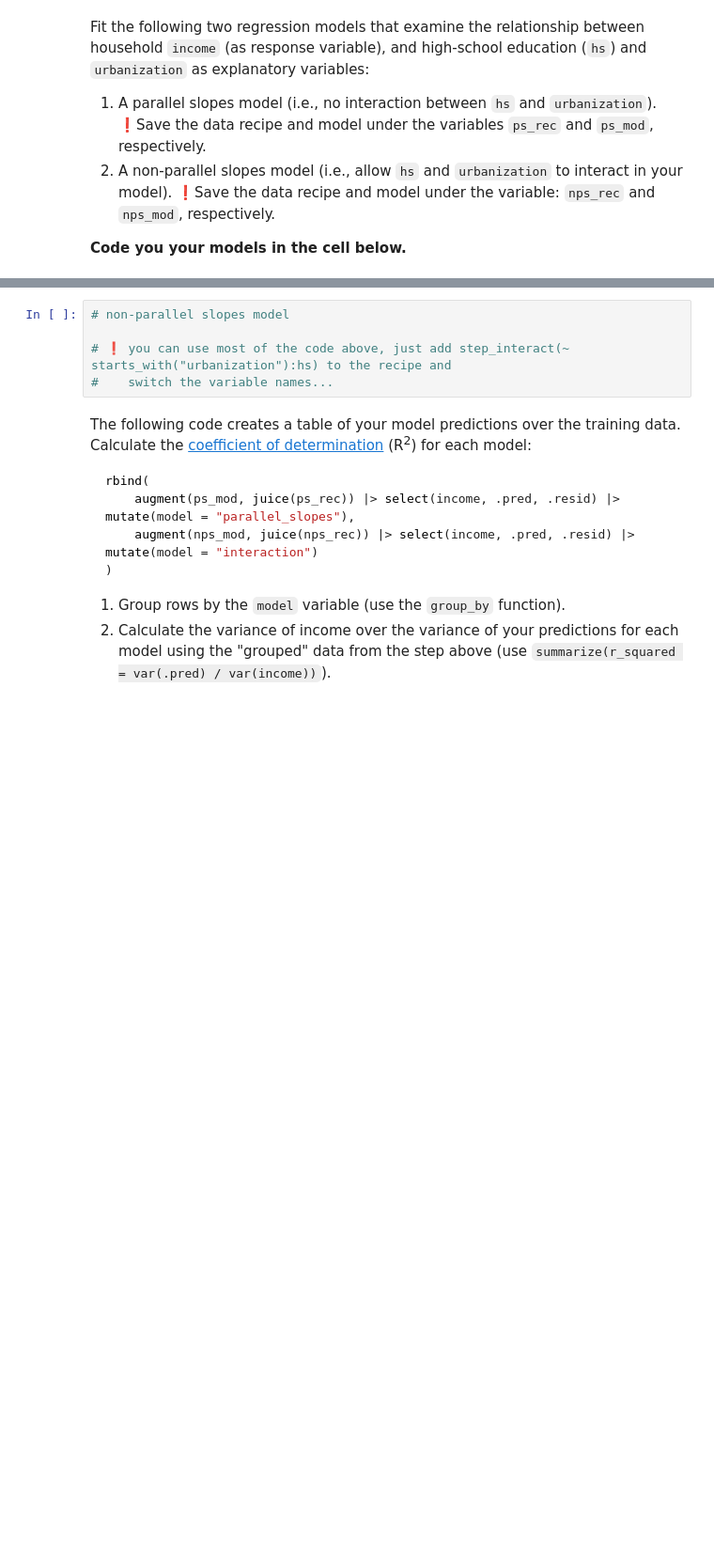
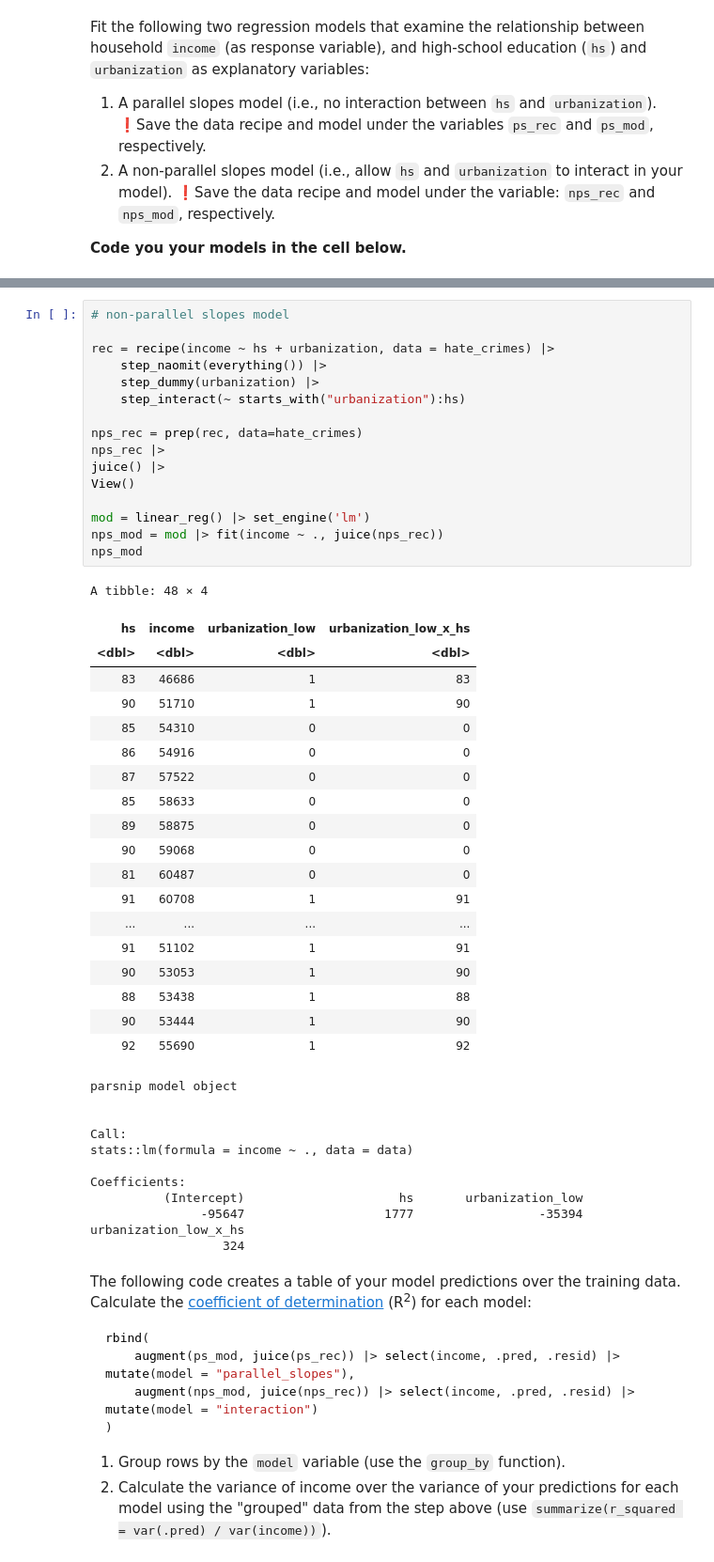
Before and after one commit to UNC-DATA-730/unit-4-assignment-yifeiwang2025, a Jupyter notebook: assignment4.ipynb, the cells around one changed output, grey strips where cells are left out. Shown at 94% size. Drawn from its saved outputs; the diff is of its cells as text; blank space fills up the shorter version.

```diff
--- a/assignment4.ipynb
+++ b/assignment4.ipynb
@@ -56,8 +127,50 @@ ps_mod
 # %%
 # non-parallel slopes model
 
-# ❗️ you can use most of the code above, just add step_interact(~ starts_with("urbanization"):hs) to the recipe and
-#    switch the variable names...
+rec = recipe(income ~ hs + urbanization, data = hate_crimes) |>
+    step_naomit(everything()) |>
+    step_dummy(urbanization) |>
+    step_interact(~ starts_with("urbanization"):hs)
+
+nps_rec = prep(rec, data=hate_crimes)
+nps_rec |>
+juice() |>
+View()
+
+mod = linear_reg() |> set_engine('lm')
+nps_mod = mod |> fit(income ~ ., juice(nps_rec))
+nps_mod
+# %% [output]
+A tibble: 48 × 4
+| hs | income | urbanization_low | urbanization_low_x_hs |
+| <dbl> | <dbl> | <dbl> | <dbl> |
+| 83 | 46686 | 1 | 83 |
+| 90 | 51710 | 1 | 90 |
+| 85 | 54310 | 0 | 0 |
+| 86 | 54916 | 0 | 0 |
+| 87 | 57522 | 0 | 0 |
+| 85 | 58633 | 0 | 0 |
+| 89 | 58875 | 0 | 0 |
+| 90 | 59068 | 0 | 0 |
+| 81 | 60487 | 0 | 0 |
+| 91 | 60708 | 1 | 91 |
+| ... | ... | ... | ... |
+| 91 | 51102 | 1 | 91 |
+| 90 | 53053 | 1 | 90 |
+| 88 | 53438 | 1 | 88 |
+| 90 | 53444 | 1 | 90 |
+| 92 | 55690 | 1 | 92 |
+parsnip model object
+
+
+Call:
+stats::lm(formula = income ~ ., data = data)
+
+Coefficients:
+          (Intercept)                     hs       urbanization_low
+               -95647                   1777                 -35394
+urbanization_low_x_hs
+                  324
 # %% [markdown]
 The following code creates a table of your model predictions over the training data. Calculate the [coefficient of determination](https://en.wikipedia.org/wiki/Coefficient_of_determination) (R<sup>2</sup>) for each model:
 
```
Also changed, not shown: parts of 13 cells of this notebook.
